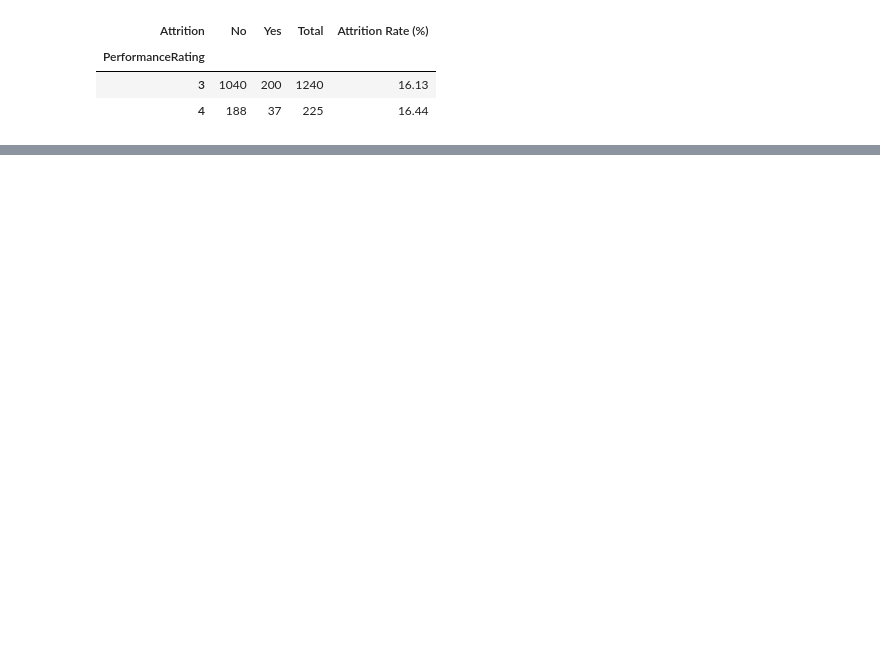
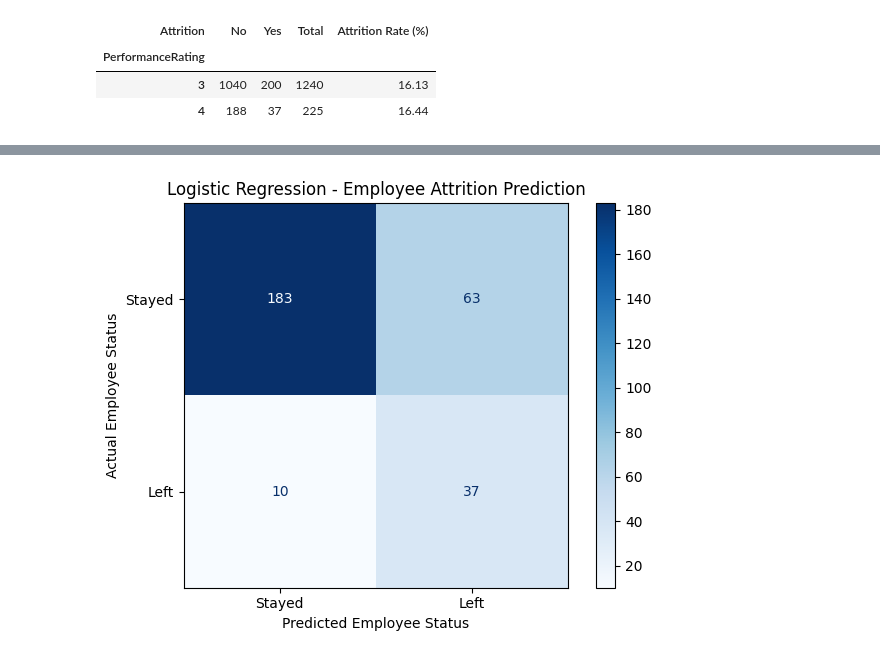
Before and after one commit to Jamieho1602/IBM-HR-Analytics-Overview, a Jupyter notebook: IBM_HR_Analytics.ipynb, the cells around one changed output, grey strips where cells are left out. Saved outputs shown, nothing was run; the diff lists cells and outputs as text; code cells hidden in the pictures; blank space fills up the shorter version.

```diff
--- a/IBM_HR_Analytics.ipynb
+++ b/IBM_HR_Analytics.ipynb
@@ -1505,0 +1889,19 @@ result
+# %%
+# Step 9: Evaluate the updated Logistic Regression model
+
+from sklearn.metrics import (
+    accuracy_score, precision_score,
+    recall_score, f1_score, confusion_matrix
+)
+
+y_pred = model.predict(X_test)
+
+print("Updated Model Performance")
+print("-------------------------")
+print("Accuracy:", round(accuracy_score(y_test, y_pred) * 100, 2), "%")
+print("Precision:", round(precision_score(y_test, y_pred) * 100, 2), "%")
+print("Recall:", round(recall_score(y_test, y_pred) * 100, 2), "%")
+print("F1 Score:", round(f1_score(y_test, y_pred) * 100, 2), "%")
+
+print("\nConfusion Matrix:")
+print(confusion_matrix(y_test, y_pred))
@@ -1505,0 +1919,21 @@ result
+# %%
+# Step 10: Visualise the Confusion Matrix
+
+import matplotlib.pyplot as plt
+from sklearn.metrics import ConfusionMatrixDisplay
+
+ConfusionMatrixDisplay.from_predictions(
+    y_test,
+    y_pred,
+    display_labels=['Stayed', 'Left'],
+    cmap='Blues',
+    values_format='d'
+)
+
+plt.title('Logistic Regression - Employee Attrition Prediction')
+plt.xlabel('Predicted Employee Status')
+plt.ylabel('Actual Employee Status')
+plt.tight_layout()
+plt.show()
+# %% [output]
+[figure, added]
```
Also changed, not shown: parts of 48 cells of this notebook.
